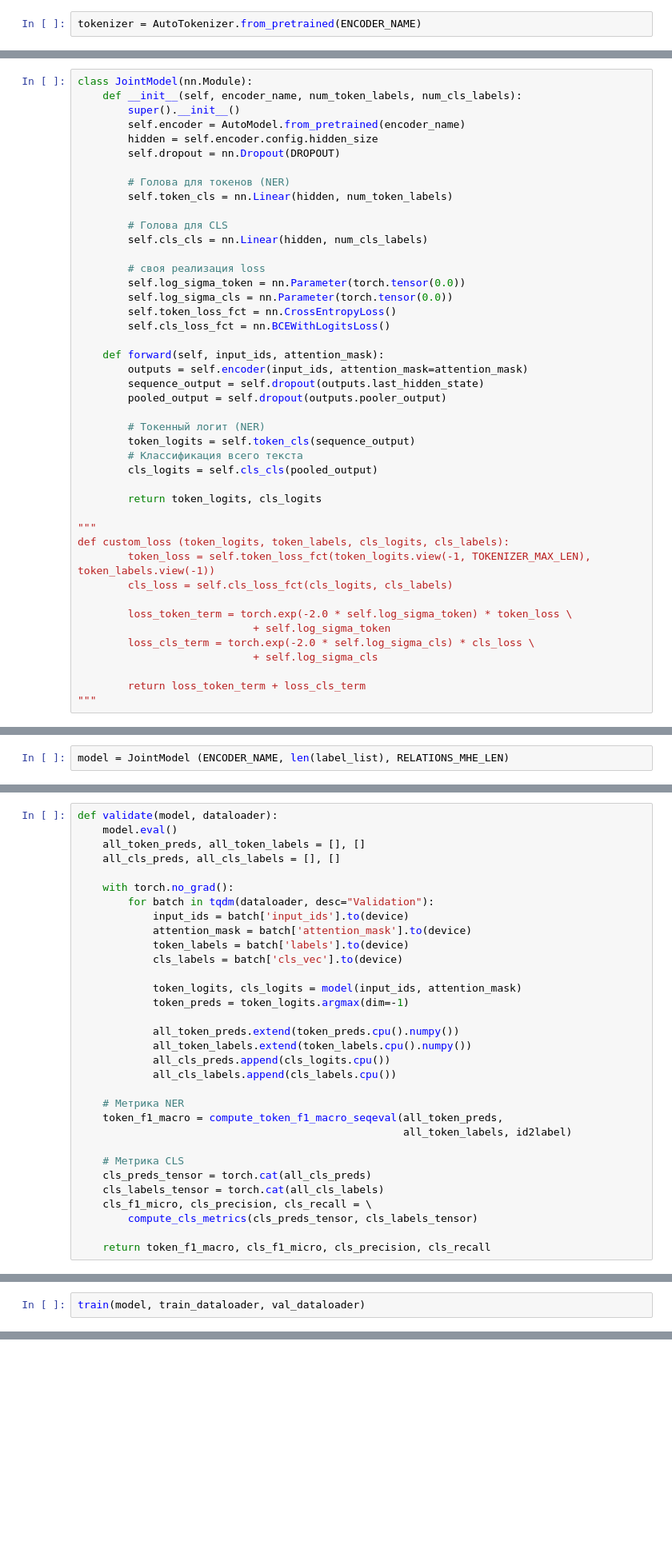
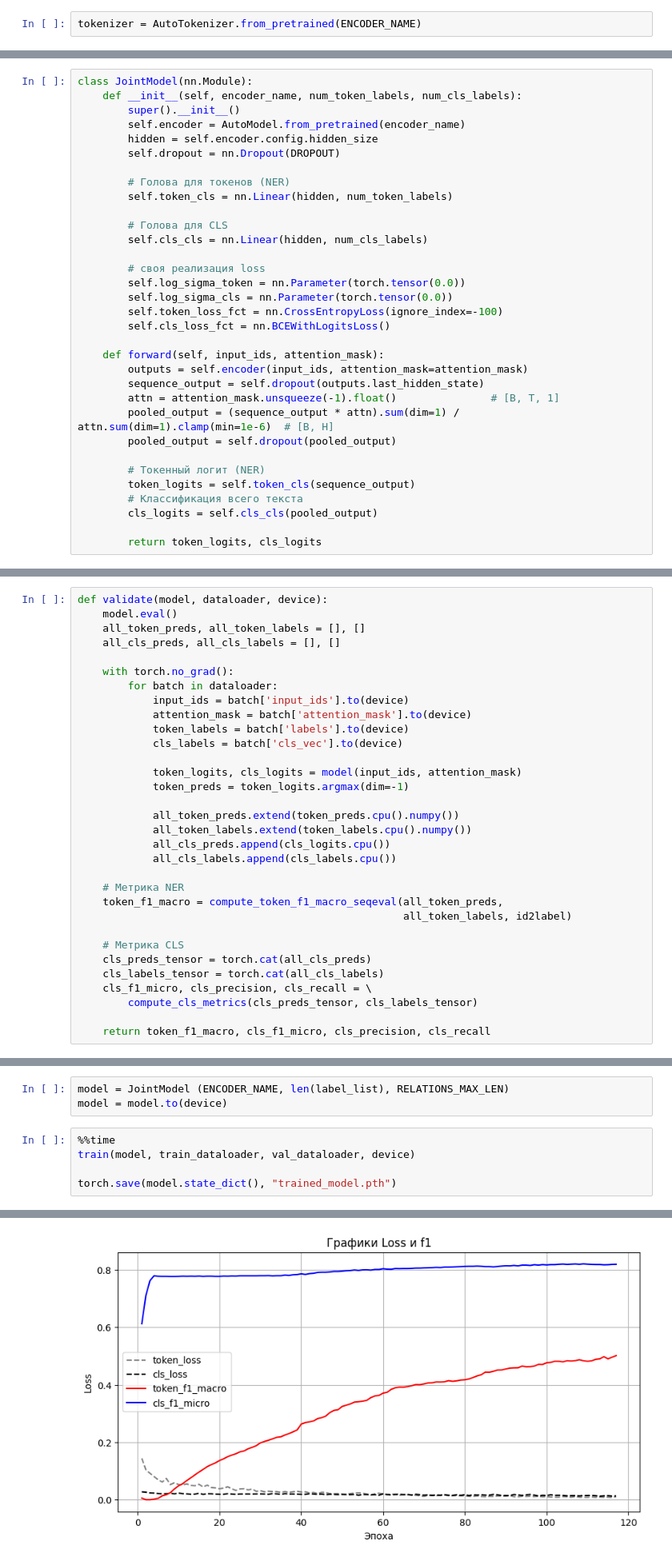
Before and after one commit to evgeny-ydsc/DLE-NLP, a Jupyter notebook: 3.1 Key language models/NEREL_MultiTask_Notebook.ipynb, the cells around one changed output, grey strips where cells are left out. Shown at 80% size. Cells and saved outputs as stored; diff of their text form; blank space fills up the shorter version.

```diff
--- a/3.1 Key language models/NEREL_MultiTask_Notebook.ipynb
+++ b/3.1 Key language models/NEREL_MultiTask_Notebook.ipynb
@@ -532,13 +554,15 @@ class JointModel(nn.Module):
         # своя реализация loss
         self.log_sigma_token = nn.Parameter(torch.tensor(0.0))
         self.log_sigma_cls = nn.Parameter(torch.tensor(0.0))
-        self.token_loss_fct = nn.CrossEntropyLoss()
+        self.token_loss_fct = nn.CrossEntropyLoss(ignore_index=-100)
         self.cls_loss_fct = nn.BCEWithLogitsLoss()
 
     def forward(self, input_ids, attention_mask):
         outputs = self.encoder(input_ids, attention_mask=attention_mask)
         sequence_output = self.dropout(outputs.last_hidden_state)
-        pooled_output = self.dropout(outputs.pooler_output)
+        attn = attention_mask.unsqueeze(-1).float()               # [B, T, 1]
+        pooled_output = (sequence_output * attn).sum(dim=1) / attn.sum(dim=1).clamp(min=1e-6)  # [B, H]
+        pooled_output = self.dropout(pooled_output)
 
         # Токенный логит (NER)
         token_logits = self.token_cls(sequence_output)
@@ -546,16 +570,3 @@ class JointModel(nn.Module):
         cls_logits = self.cls_cls(pooled_output)
 
         return token_logits, cls_logits
-
-"""
-def custom_loss (token_logits, token_labels, cls_logits, cls_labels):
-        token_loss = self.token_loss_fct(token_logits.view(-1, TOKENIZER_MAX_LEN), token_labels.view(-1))
-        cls_loss = self.cls_loss_fct(cls_logits, cls_labels)
-
-        loss_token_term = torch.exp(-2.0 * self.log_sigma_token) * token_loss \
-                            + self.log_sigma_token
-        loss_cls_term = torch.exp(-2.0 * self.log_sigma_cls) * cls_loss \
-                            + self.log_sigma_cls
-
-        return loss_token_term + loss_cls_term
-"""
@@ -564,4 +573,2 @@ def custom_loss (token_logits, token_labels, cls_logits, cls_labels):
-# %%
-model = JointModel (ENCODER_NAME, len(label_list), RELATIONS_MHE_LEN)
 # %% [markdown]
 ## 5. Training / Validation
@@ -593,13 +598,13 @@ def compute_cls_metrics(preds, targets):
 
     return f1_micro, precision, recall
 # %%
-def validate(model, dataloader):
+def validate(model, dataloader, device):
     model.eval()
     all_token_preds, all_token_labels = [], []
     all_cls_preds, all_cls_labels = [], []
 
     with torch.no_grad():
-        for batch in tqdm(dataloader, desc="Validation"):
+        for batch in dataloader:
             input_ids = batch['input_ids'].to(device)
             attention_mask = batch['attention_mask'].to(device)
             token_labels = batch['labels'].to(device)
@@ -683,3 +748,9 @@ def train(model, train_dataloader, val_dataloader):
+# %%
+model = JointModel (ENCODER_NAME, len(label_list), RELATIONS_MAX_LEN)
+model = model.to(device)
 # %%
-train(model, train_dataloader, val_dataloader)
+%%time
+train(model, train_dataloader, val_dataloader, device)
+
+torch.save(model.state_dict(), "trained_model.pth")
 # %% [output]
@@ -688,0 +771 @@ Epoch 1/50
+[figure, added]
```
Also changed, not shown: parts of 24 cells of this notebook.
